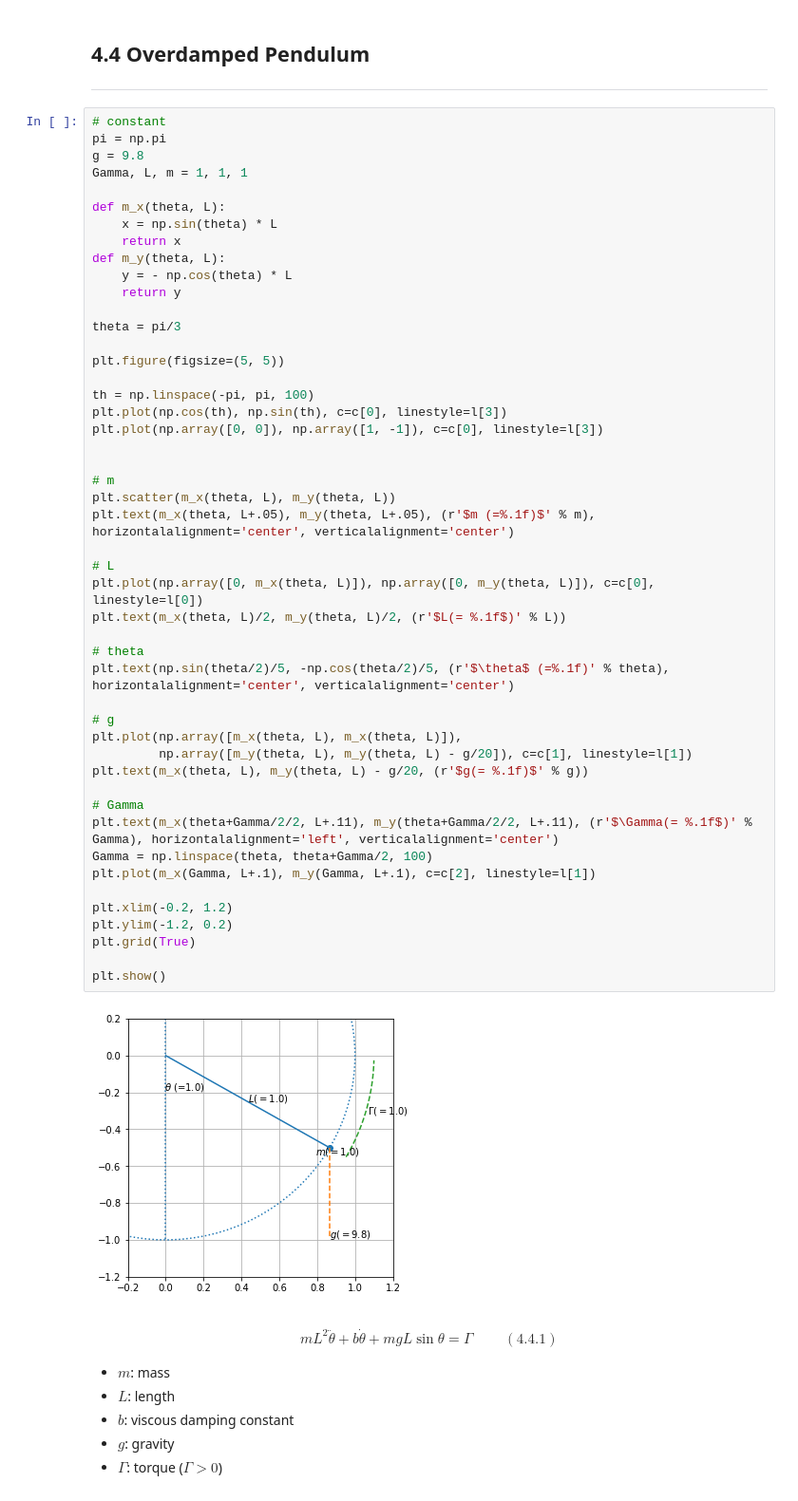
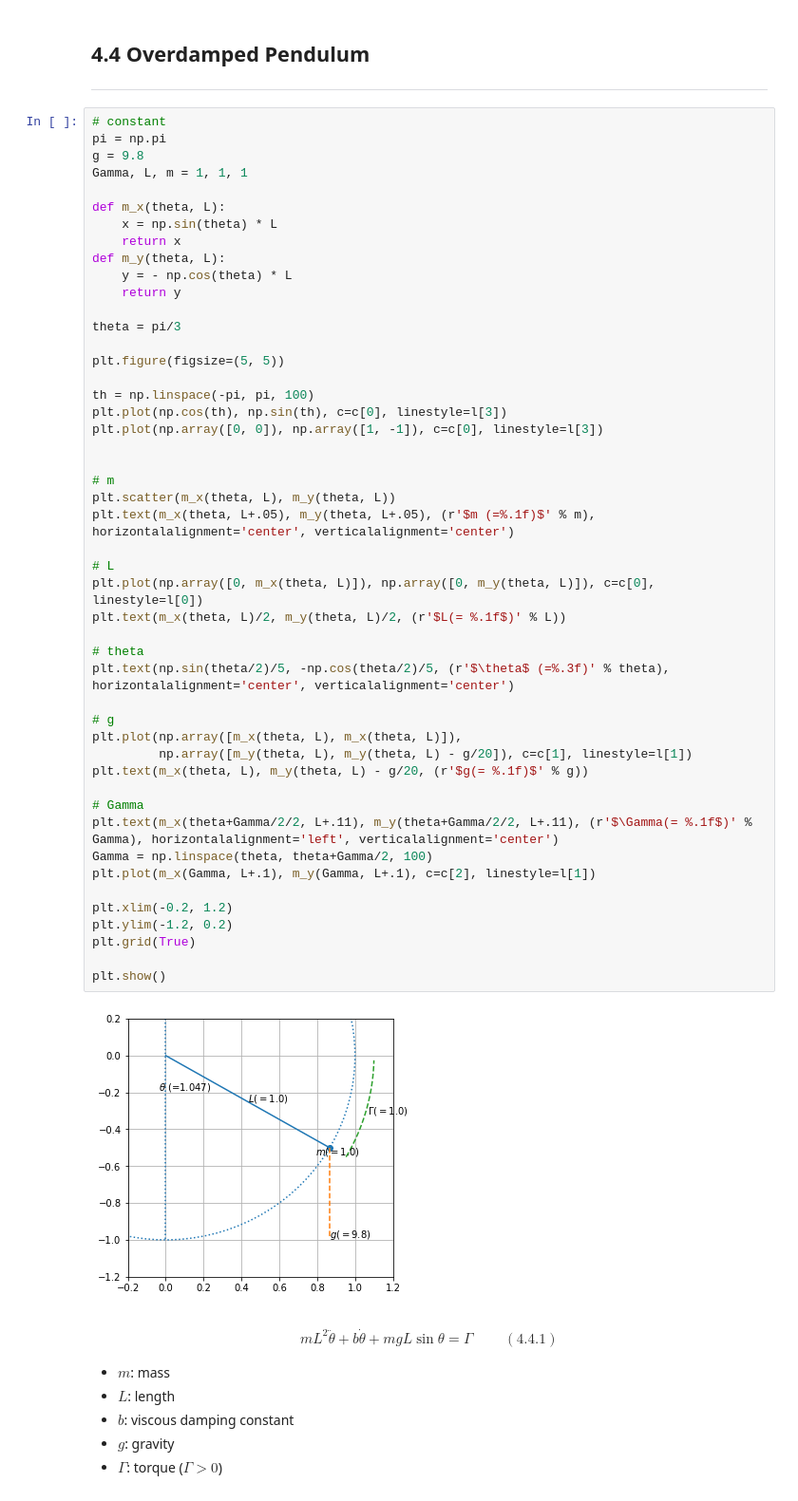
Before and after one commit to shumez/NLDC, a Jupyter notebook: c04/note.ipynb, the cells around one changed output. Shown at 95% size. Cells and saved outputs as stored; diff of their text form.

```diff
--- a/c04/note.ipynb
+++ b/c04/note.ipynb
@@ -433,35 +433,35 @@ th = np.linspace(-pi, pi, 100)
 plt.plot(np.cos(th), np.sin(th), c=c[0], linestyle=l[3])
 plt.plot(np.array([0, 0]), np.array([1, -1]), c=c[0], linestyle=l[3])
 
 
 # m
 plt.scatter(m_x(theta, L), m_y(theta, L))
 plt.text(m_x(theta, L+.05), m_y(theta, L+.05), (r'$m (=%.1f)$' % m), horizontalalignment='center', verticalalignment='center')
 
 # L
 plt.plot(np.array([0, m_x(theta, L)]), np.array([0, m_y(theta, L)]), c=c[0], linestyle=l[0])
 plt.text(m_x(theta, L)/2, m_y(theta, L)/2, (r'$L(= %.1f$)' % L))
 
 # theta
-plt.text(np.sin(theta/2)/5, -np.cos(theta/2)/5, (r'$\theta$ (=%.1f)' % theta), horizontalalignment='center', verticalalignment='center')
+plt.text(np.sin(theta/2)/5, -np.cos(theta/2)/5, (r'$\theta$ (=%.3f)' % theta), horizontalalignment='center', verticalalignment='center')
 
 # g
 plt.plot(np.array([m_x(theta, L), m_x(theta, L)]),
          np.array([m_y(theta, L), m_y(theta, L) - g/20]), c=c[1], linestyle=l[1])
 plt.text(m_x(theta, L), m_y(theta, L) - g/20, (r'$g(= %.1f)$' % g))
 
 # Gamma
 plt.text(m_x(theta+Gamma/2/2, L+.11), m_y(theta+Gamma/2/2, L+.11), (r'$\Gamma(= %.1f$)' % Gamma), horizontalalignment='left', verticalalignment='center')
 Gamma = np.linspace(theta, theta+Gamma/2, 100)
 plt.plot(m_x(Gamma, L+.1), m_y(Gamma, L+.1), c=c[2], linestyle=l[1])
 
 plt.xlim(-0.2, 1.2)
 plt.ylim(-1.2, 0.2)
 plt.grid(True)
 
 plt.show()
 # %% [output]
-[figure, old version]
+[figure, new version]
 # %% [markdown]
 $$\begin{align*}
 mL^2\ddot{\theta} + b\dot{\theta} + mgL\sin\theta = \Gamma
```
